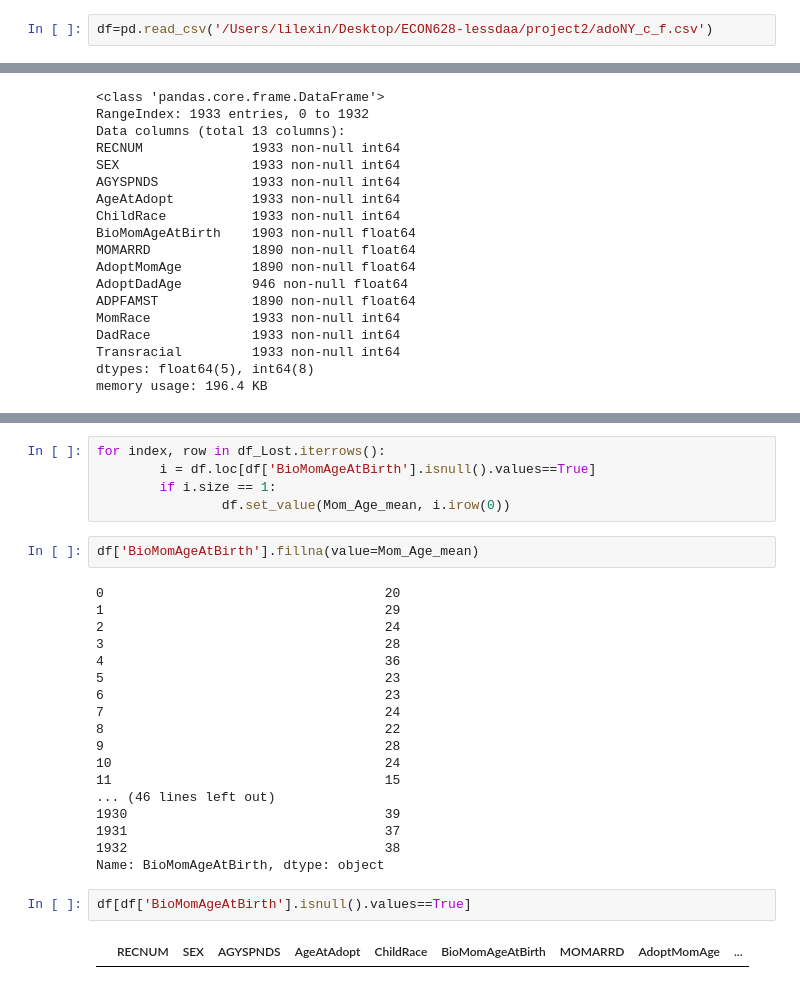
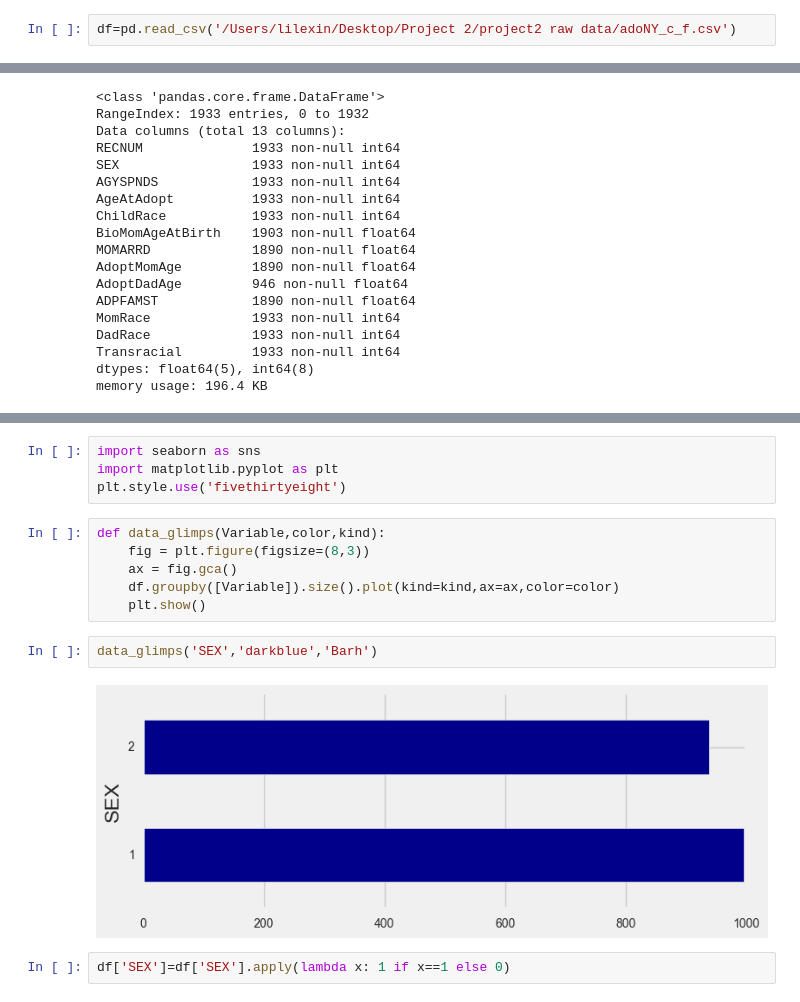
Before and after one commit to lessdaa/project2, a Jupyter notebook: Project 2/Project 2 main part/Project 2 main file.ipynb, the cells around one changed output, grey strips where cells are left out. Drawn from its saved outputs; the diff is of its cells as text.

Commit message:
Project 2 main part/

```diff
--- a/Project 2/Project 2 main part/Project 2 main file.ipynb
+++ b/Project 2/Project 2 main part/Project 2 main file.ipynb
@@ -4,5 +9,5 @@ import numpy as ny
 # %%
-df=pd.read_csv('/Users/lilexin/Desktop/ECON628-lessdaa/project2/adoNY_c_f.csv')
+df=pd.read_csv('/Users/lilexin/Desktop/Project 2/project2 raw data/adoNY_c_f.csv')
 # %%
 df.head(5)
 # %% [output]
@@ -74,29 +55,16 @@ df_Lost=df[df['BioMomAgeAtBirth'].isnull().values == True]
-# %%
-for index, row in df_Lost.iterrows():
-        i = df.loc[df['BioMomAgeAtBirth'].isnull().values==True]
-        if i.size == 1:
-                df.set_value(Mom_Age_mean, i.irow(0))
-# %%
-df['BioMomAgeAtBirth'].fillna(value=Mom_Age_mean)
-# %% [output]
-0                                    20
-1                                    29
-2                                    24
-3                                    28
-4                                    36
-5                                    23
-6                                    23
-7                                    24
-8                                    22
-9                                    28
-10                                   24
-11                                   15
-... (46 lines left out)
-1930                                 39
-1931                                 37
-1932                                 38
-Name: BioMomAgeAtBirth, dtype: object
-# %%
-df[df['BioMomAgeAtBirth'].isnull().values==True]
-# %% [output]
-|  | RECNUM | SEX | AGYSPNDS | AgeAtAdopt | ChildRace | BioMomAgeAtBirth | MOMARRD | AdoptMomAge | ... |
+# %%
+import seaborn as sns
+import matplotlib.pyplot as plt
+plt.style.use('fivethirtyeight')
+# %%
+def data_glimps(Variable,color,kind):
+    fig = plt.figure(figsize=(8,3))
+    ax = fig.gca()
+    df.groupby([Variable]).size().plot(kind=kind,ax=ax,color=color)
+    plt.show()
+# %%
+data_glimps('SEX','darkblue','Barh')
+# %% [output]
+[figure, added]
+# %%
+df['SEX']=df['SEX'].apply(lambda x: 1 if x==1 else 0)
```
Also changed, not shown: parts of 83 cells of this notebook, 1 other file.
